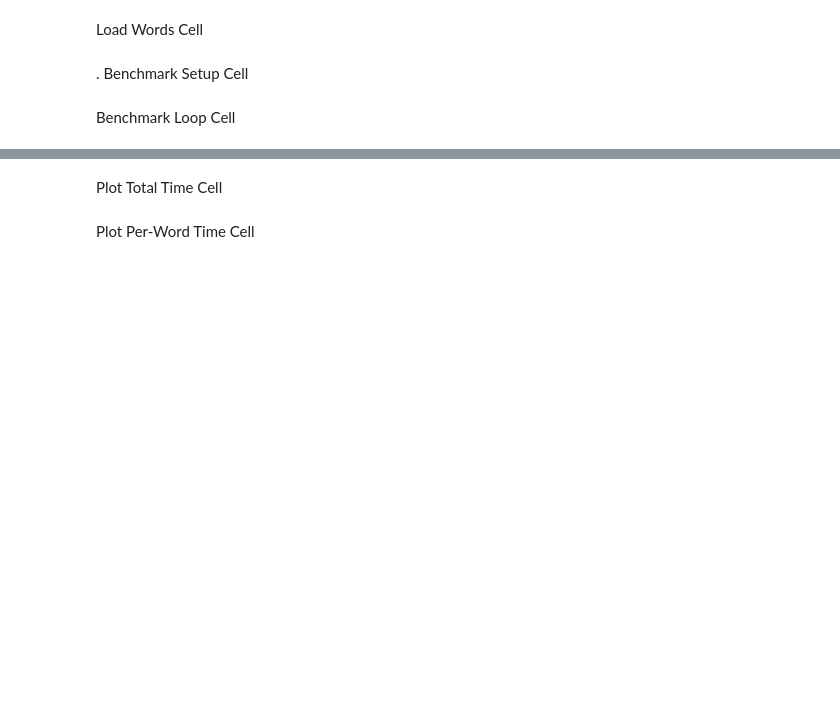
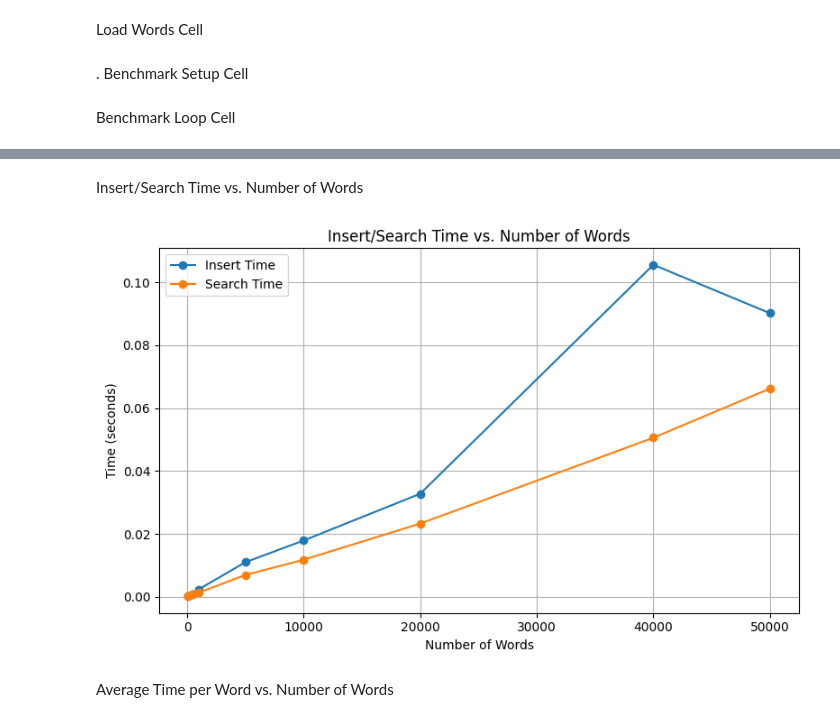
Before and after one commit to Tanjim-hossain/cds-final-project-tst, a Jupyter notebook: ternary_search_tree.ipynb, the cells around one changed output, grey strips where cells are left out. Saved outputs shown, nothing was run; the diff lists cells and outputs as text; code cells hidden in the pictures; blank space fills up the shorter version.

Commit message:
update all the plots and info

```diff
--- a/ternary_search_tree.ipynb
+++ b/ternary_search_tree.ipynb
@@ -241,19 +172,45 @@ search_times = []
 # %% [markdown]
 Benchmark Loop Cell
 # %%
+import time
+import os
+import matplotlib.pyplot as plt
+
+# Set up DATA_PATH for portability
+DATA_PATH = os.path.join("data", "search_trees")
+
+# Load dataset
+with open(os.path.join(DATA_PATH, "corncob_lowercase.txt")) as f:
+    all_words = [line.strip() for line in f if line.strip()]
+
+sizes = [100, 500, 1000, 5000, 10000, 20000, 40000, 50000]
+insert_times = []
+search_times = []
+
+overall_start = time.time()
+
 for size in sizes:
-    print(f"Benchmarking for size {size}...")
+    print(f"Benchmarking for size {size}...", flush=True)
     words = all_words[:size]
     tst = TernarySearchTree()
-
-    # Time insertion
+    # Insert timing
     t0 = time.time()
     for word in words:
         tst.insert(word)
-    insert_times.append(time.time() - t0)
-
-    # Time search
+    t_insert = time.time() - t0
+    insert_times.append(t_insert)
+    print(f"Insert time for {size}: {t_insert:.4f} sec", flush=True)
+    # Search timing
     t0 = time.time()
     for word in words:
         tst.search(word)
-    search_times.append(time.time() - t0)
+    t_search = time.time() - t0
+    search_times.append(t_search)
+    print(f"Search time for {size}: {t_search:.4f} sec", flush=True)
+
+overall_end = time.time()
+
+print(f"\n==== Benchmark completed ====", flush=True)
+print(f"Total runtime: {overall_end - overall_start:.2f} seconds", flush=True)
+print(f"Insert times (s): {insert_times}", flush=True)
+print(f"Search times (s): {search_times}", flush=True)
@@ -260,18 +235,21 @@ for size in sizes:
 # %% [markdown]
-Plot Total Time Cell
+Insert/Search Time vs. Number of Words
 # %%
-plt.figure(num=1, figsize=(8,5))
+plt.figure(figsize=(8,5))
 plt.plot(sizes, insert_times, marker='o', label="Insert Time")
 plt.plot(sizes, search_times, marker='o', label="Search Time")
 plt.xlabel("Number of Words")
 plt.ylabel("Time (seconds)")
-plt.title("Ternary Search Tree Performance (Insert & Search)")
+plt.title("Insert/Search Time vs. Number of Words")
 plt.legend()
 plt.grid(True)
 plt.tight_layout()
+plt.savefig("TST_total_time.png")
 plt.show()
+# %% [output]
+[figure, added]
 # %% [markdown]
- Plot Per-Word Time Cell
+Average Time per Word vs. Number of Words
 # %%
 per_word_insert = [t/s for t,s in zip(insert_times, sizes)]
 per_word_search = [t/s for t,s in zip(search_times, sizes)]
```
Also changed, not shown: parts of 5 cells of this notebook.
